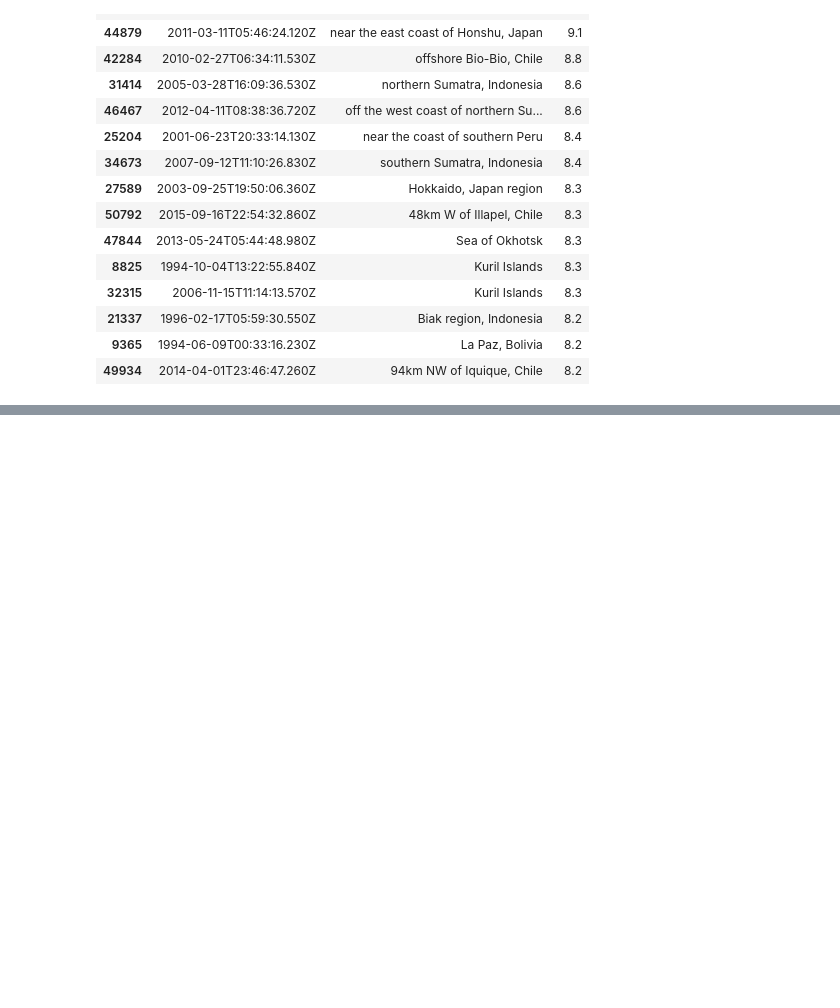
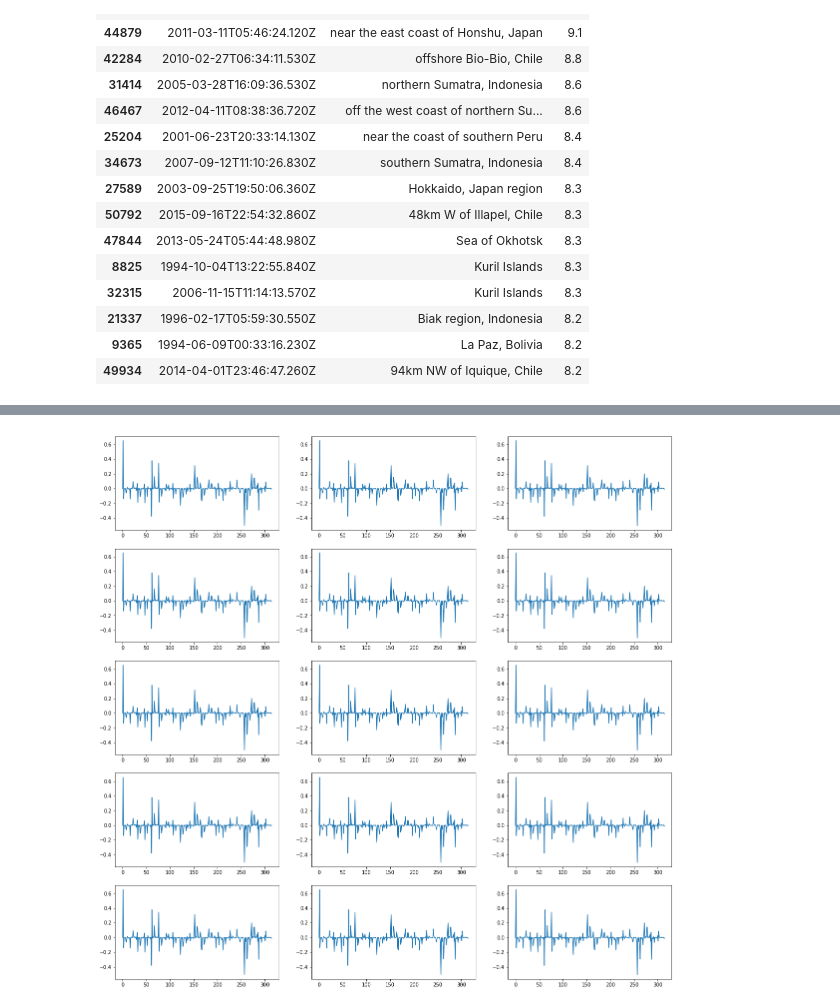
Before and after one commit to feliuserra/Luminosity, a Jupyter notebook: notebooks/data_exploration-series_loader.ipynb, the cells around one changed output, grey strips where cells are left out. Cells and saved outputs as stored; diff of their text form; code cells hidden in the pictures; blank space fills up the shorter version.

```diff
--- a/notebooks/data_exploration-series_loader.ipynb
+++ b/notebooks/data_exploration-series_loader.ipynb
@@ -128,0 +125,8 @@ Loading file ../data/interim/Version_4_DMSP-OLS_Nighttime_Lights_Time_Returns/F1
+# %%
+fig, ax = plt.subplots(5,3,figsize=(20,20))
+for i, axi in enumerate(ax.flat):
+    axi.plot(series[i].mean(axis=(1,2)))
+
+plt.show()
+# %% [output]
+[figure, added]
```
Also changed, not shown: parts of 7 cells of this notebook, 3 other files.
